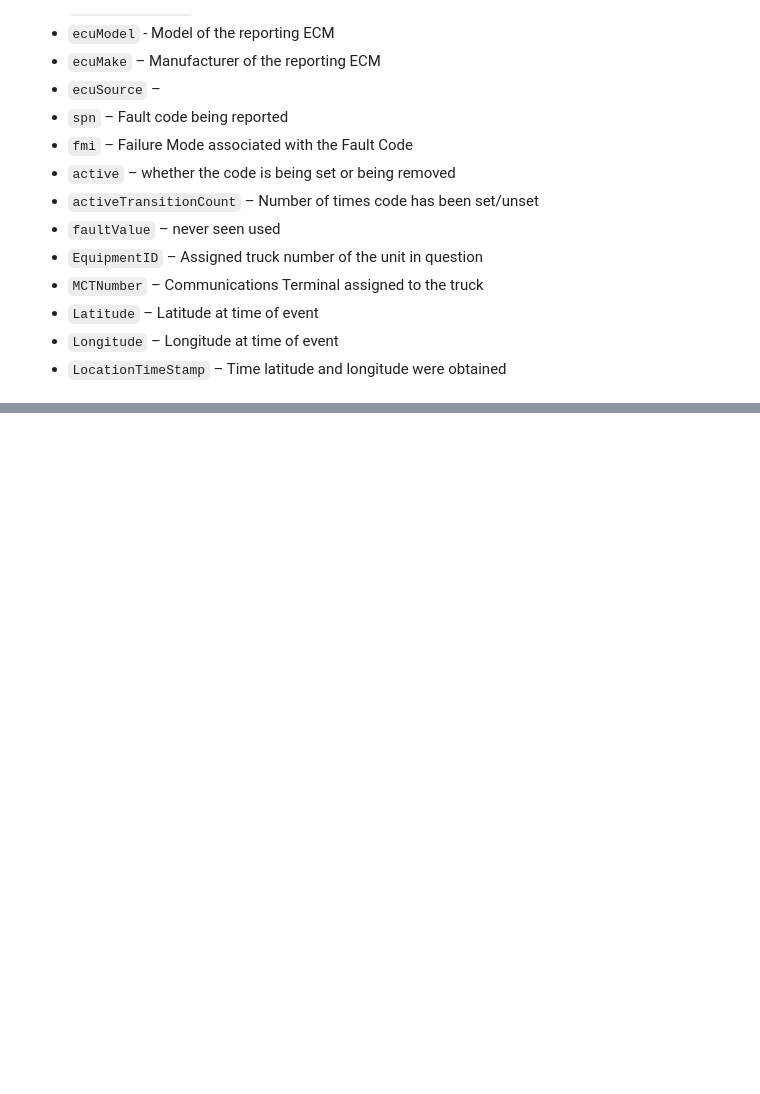
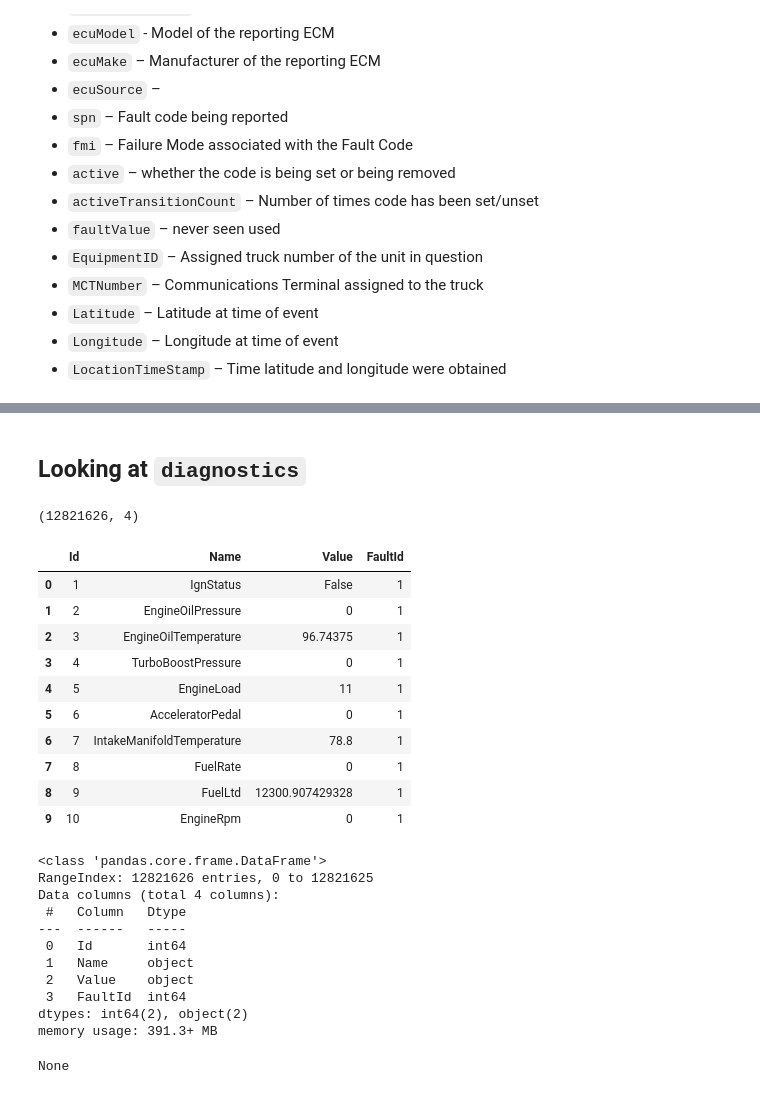
Before and after one commit to dailyp/big_g_express-go_big_g, a Jupyter notebook: notebooks/Data-Exploration.ipynb, the cells around one changed output, grey strips where cells are left out. Saved outputs shown, nothing was run; the diff lists cells and outputs as text; code cells hidden in the pictures; blank space fills up the shorter version.

```diff
--- a/notebooks/Data-Exploration.ipynb
+++ b/notebooks/Data-Exploration.ipynb
@@ -73,0 +147,31 @@ engine_faults["location_timestamp"] = engine_faults["location_timestamp"].astype
+# %% [markdown]
+## Looking at `diagnostics`
+# %%
+display(diagnostics.shape)
+display(diagnostics.head(10))
+display(diagnostics.info())
+# %% [output]
+(12821626, 4)
+|  | Id | Name | Value | FaultId |
+| 0 | 1 | IgnStatus | False | 1 |
+| 1 | 2 | EngineOilPressure | 0 | 1 |
+| 2 | 3 | EngineOilTemperature | 96.74375 | 1 |
+| 3 | 4 | TurboBoostPressure | 0 | 1 |
+| 4 | 5 | EngineLoad | 11 | 1 |
+| 5 | 6 | AcceleratorPedal | 0 | 1 |
+| 6 | 7 | IntakeManifoldTemperature | 78.8 | 1 |
+| 7 | 8 | FuelRate | 0 | 1 |
+| 8 | 9 | FuelLtd | 12300.907429328 | 1 |
+| 9 | 10 | EngineRpm | 0 | 1 |
+<class 'pandas.core.frame.DataFrame'>
+RangeIndex: 12821626 entries, 0 to 12821625
+Data columns (total 4 columns):
+ #   Column   Dtype
+---  ------   -----
+ 0   Id       int64
+ 1   Name     object
+ 2   Value    object
+ 3   FaultId  int64
+dtypes: int64(2), object(2)
+memory usage: 391.3+ MB
+None
```
Also changed, not shown: parts of 18 cells of this notebook, 1 other file.
